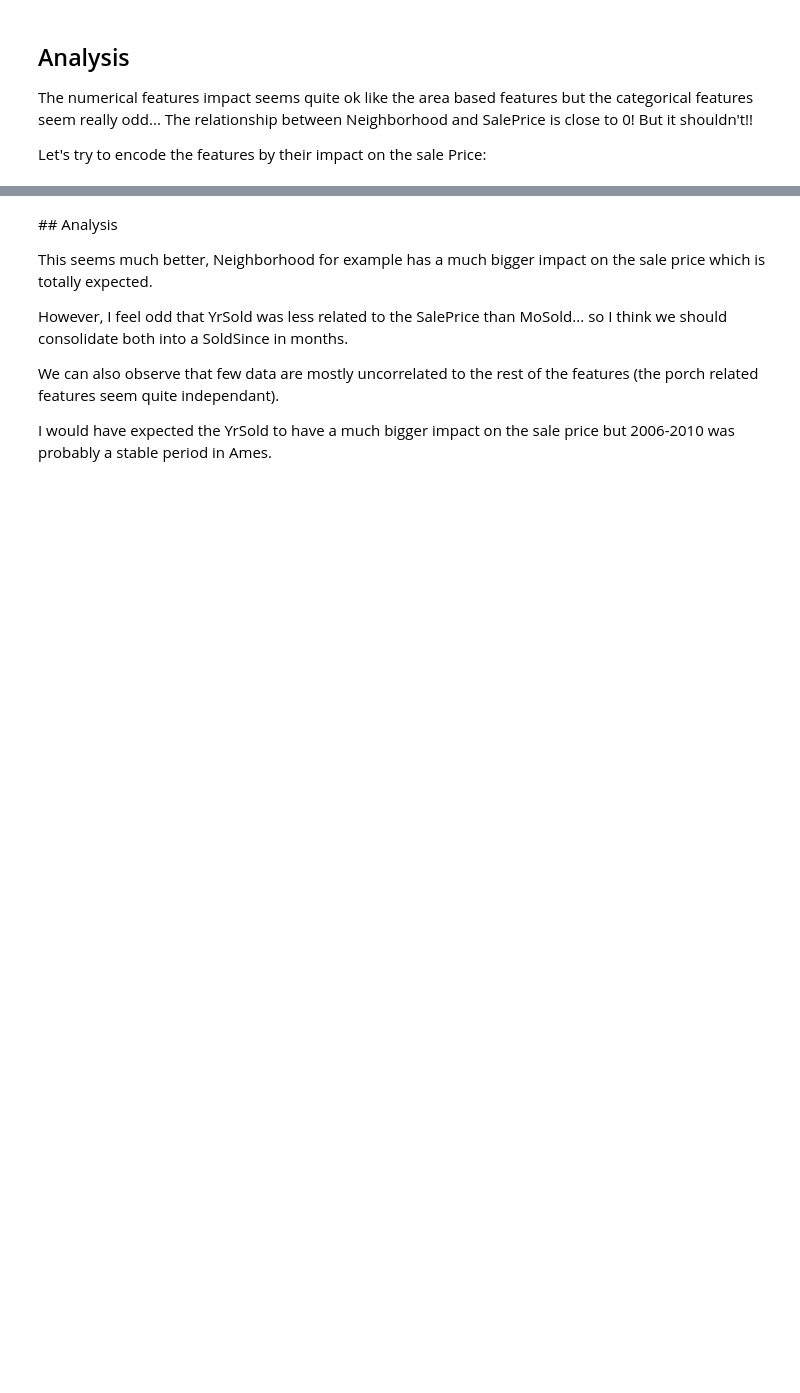
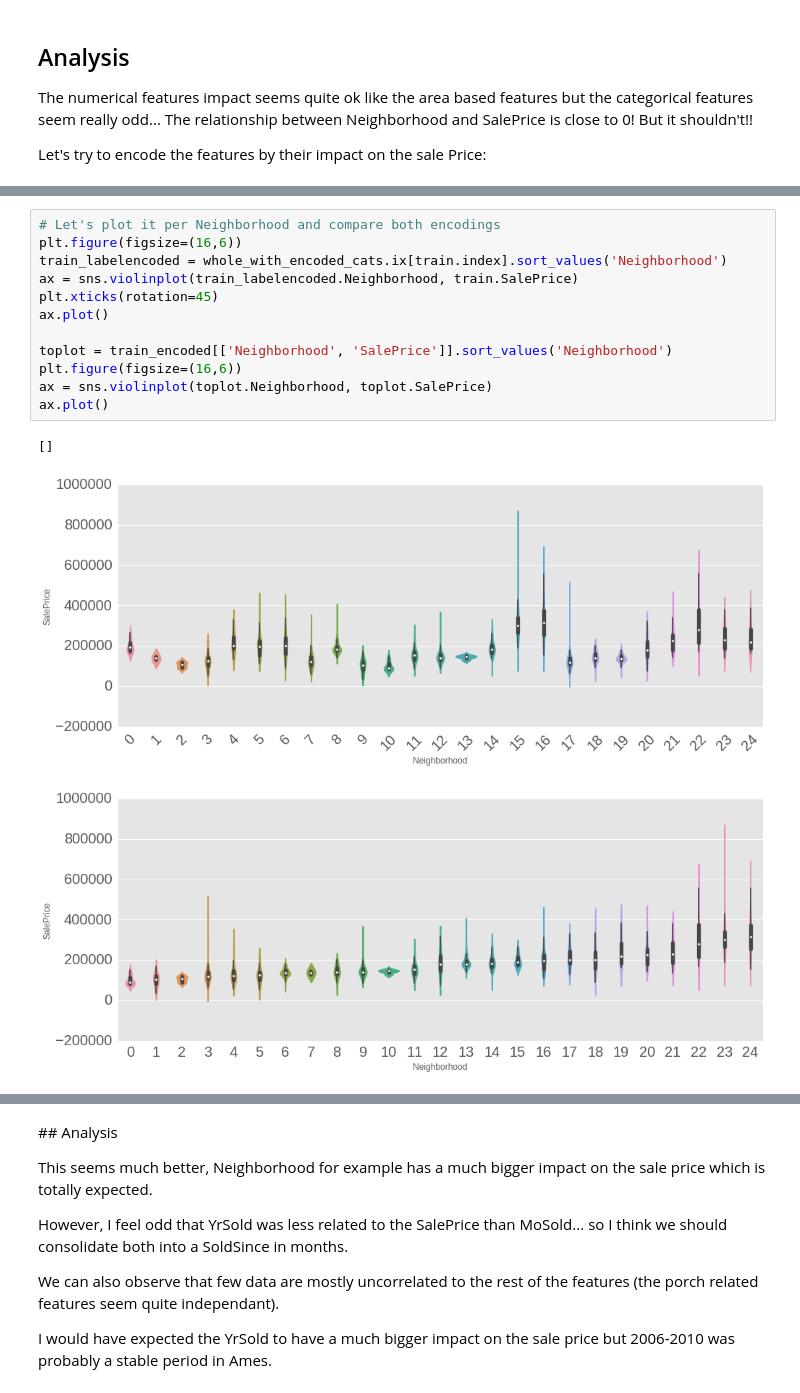
Before and after one commit to jcpince/machine-learning, a Jupyter notebook: projects/capstone/HousePrices_DataExploration.ipynb, the cells around one changed output, grey strips where cells are left out. Drawn from its saved outputs; the diff is of its cells as text; blank space fills up the shorter version.

```diff
--- a/projects/capstone/HousePrices_DataExploration.ipynb
+++ b/projects/capstone/HousePrices_DataExploration.ipynb
@@ -151,3 +164,19 @@ whole_encoded = encode_by_SalePrice(whole_ds, train)
+# %%
+# Let's plot it per Neighborhood and compare both encodings
+plt.figure(figsize=(16,6))
+train_labelencoded = whole_with_encoded_cats.ix[train.index].sort_values('Neighborhood')
+ax = sns.violinplot(train_labelencoded.Neighborhood, train.SalePrice)
+plt.xticks(rotation=45)
+ax.plot()
+
+toplot = train_encoded[['Neighborhood', 'SalePrice']].sort_values('Neighborhood')
+plt.figure(figsize=(16,6))
+ax = sns.violinplot(toplot.Neighborhood, toplot.SalePrice)
+ax.plot()
+# %% [output]
+[]
+[figure, added]
+[figure, added]
 # %%
 plt.figure(figsize=(24,24))
 corr = whole_encoded.corr()
```
Also changed, not shown: parts of 27 cells of this notebook, 22 other files.
